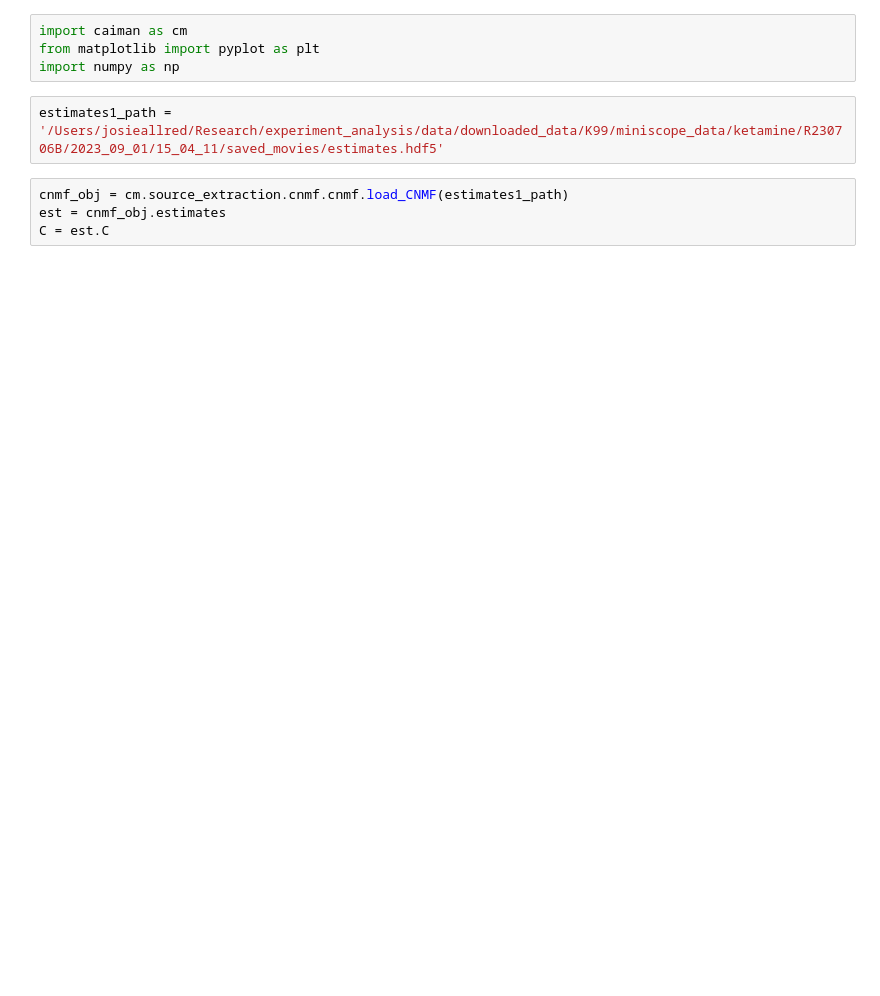
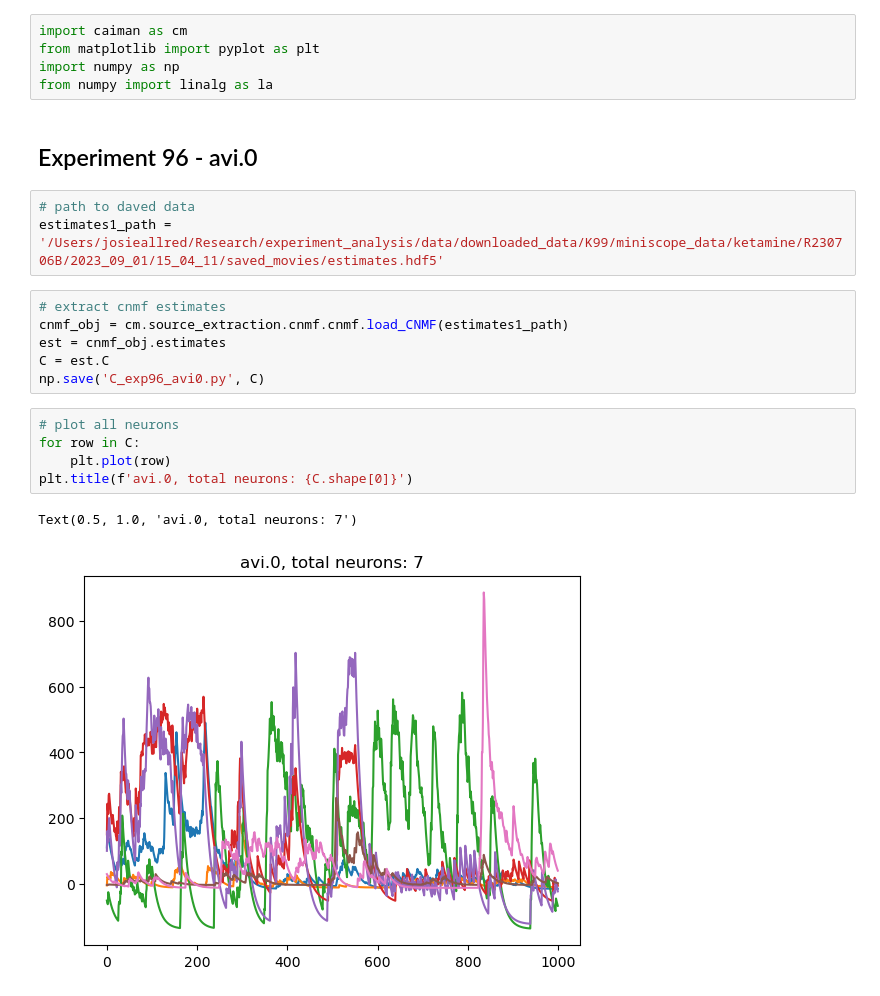
Before and after one commit to emelon8/ACE-NeuroTools, a Jupyter notebook: data_analysis/initial_analysis.ipynb, the cells around one changed output. Drawn from its saved outputs; the diff is of its cells as text; blank space fills up the shorter version.

Commit message:
personalizations and experimentation

```diff
--- a/data_analysis/initial_analysis.ipynb
+++ b/data_analysis/initial_analysis.ipynb
@@ -2,9 +2,23 @@
 import caiman as cm
 from matplotlib import pyplot as plt
 import numpy as np
+from numpy import linalg as la
+# %% [markdown]
+## Experiment 96 - avi.0
 # %%
+# path to daved data
 estimates1_path = '/Users/josieallred/Research/experiment_analysis/data/downloaded_data/K99/miniscope_data/ketamine/R230706B/2023_09_01/15_04_11/saved_movies/estimates.hdf5'
 # %%
+# extract cnmf estimates
 cnmf_obj = cm.source_extraction.cnmf.cnmf.load_CNMF(estimates1_path)
 est = cnmf_obj.estimates
 C = est.C
+np.save('C_exp96_avi0.py', C)
+# %%
+# plot all neurons
+for row in C:
+    plt.plot(row)
+plt.title(f'avi.0, total neurons: {C.shape[0]}')
+# %% [output]
+Text(0.5, 1.0, 'avi.0, total neurons: 7')
+[figure, added]
```
Also changed, not shown: parts of 18 cells of this notebook, 10 other files.
